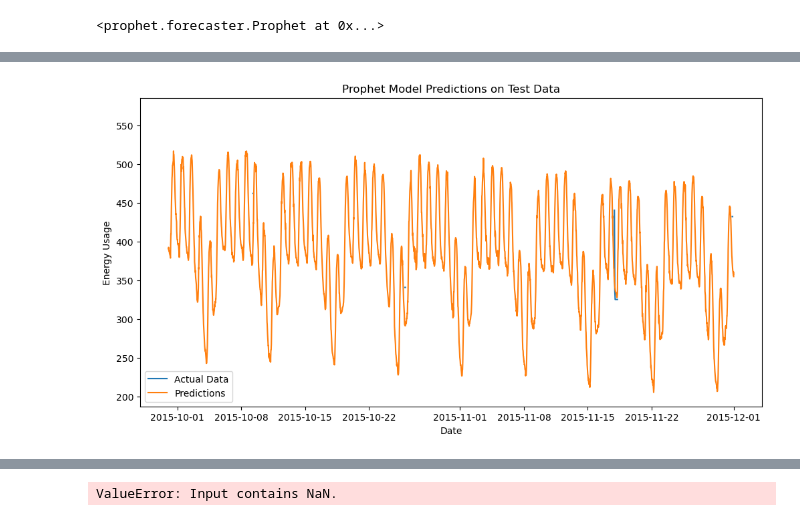
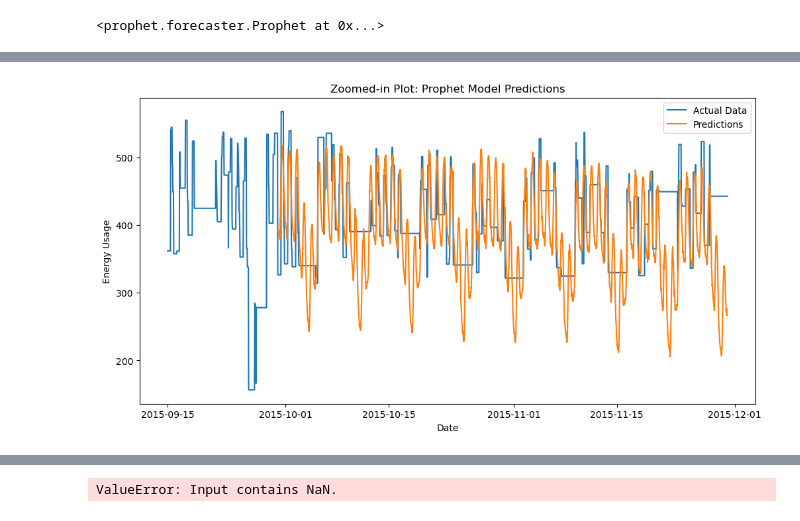
Before and after one commit to climaco-sarmiento/my-phd-project, a Jupyter notebook: model-studies/PROPHET5.ipynb, the cells around one changed output, grey strips where cells are left out. Cells and saved outputs as stored; diff of their text form; code cells hidden in the pictures.

```diff
--- a/model-studies/PROPHET5.ipynb
+++ b/model-studies/PROPHET5.ipynb
@@ -120,12 +142,17 @@ test_predictions = model.predict(test_future)
 # %%
-# Plot predictions on test data
+# Plot zoomed-in version
+zoom_start_date = pd.to_datetime('2015-09-15')
+zoom_end_date = pd.to_datetime('2015-11-30')
+zoomed_data = newData[(newData.index >= zoom_start_date) & (newData.index <= zoom_end_date)]
+zoomed_predictions = test_predictions[(test_predictions["ds"] >= zoom_start_date) & (test_predictions["ds"] <= zoom_end_date)]
+
 plt.figure(figsize=(12, 6))
-plt.plot(test.index, test["Office_Garman"], label='Actual Data')
-plt.plot(test_predictions["ds"], test_predictions["yhat"], label='Predictions')
+plt.plot(zoomed_data.index, zoomed_data["Office_Garman"], label='Actual Data')
+plt.plot(zoomed_predictions["ds"], zoomed_predictions["yhat"], label='Predictions')
 plt.xlabel('Date')
 plt.ylabel('Energy Usage')
-plt.title('Prophet Model Predictions on Test Data')
+plt.title('Zoomed-in Plot: Prophet Model Predictions')
 plt.legend()
 plt.show()
 # %% [output]
-[figure, old version]
+[figure, new version]
```
Also changed, not shown: parts of 3 cells of this notebook.
